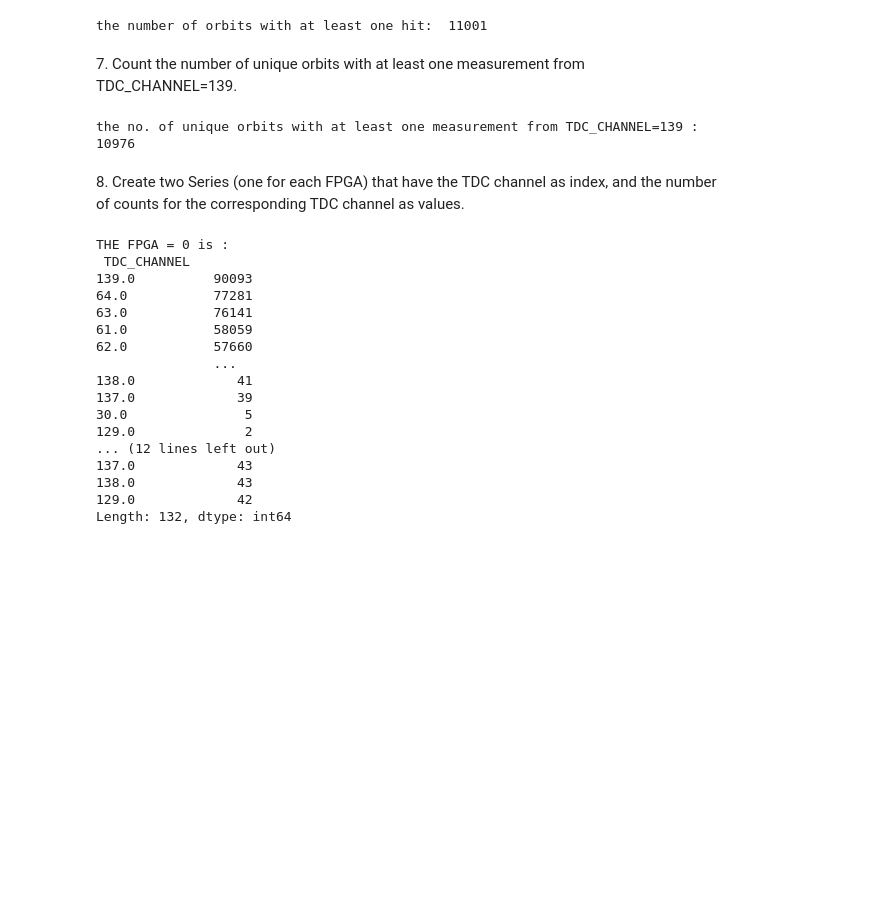
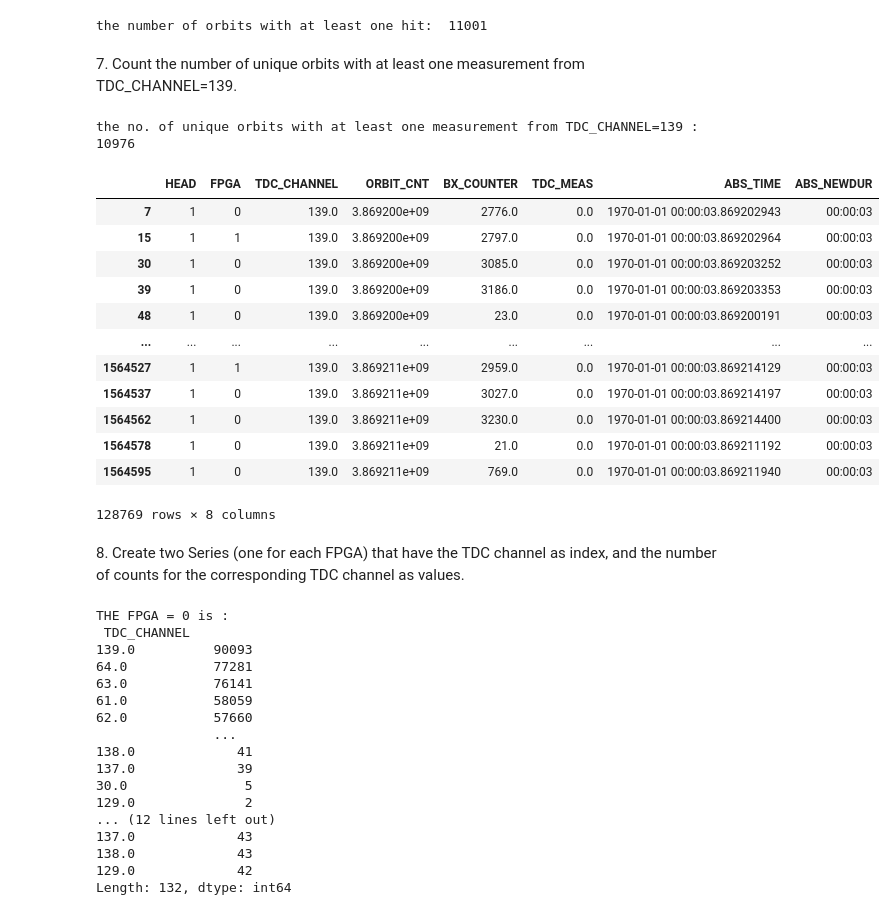
Before and after one commit to zucchett/ScientificComputingWithPython2022, a Jupyter notebook: 05ex_pandas.ipynb, the cells around one changed output. Cells and saved outputs as stored; diff of their text form; code cells hidden in the pictures; blank space fills up the shorter version.

```diff
--- a/05ex_pandas.ipynb
+++ b/05ex_pandas.ipynb
@@ -132,13 +131,25 @@ the number of orbits with at least one hit:  11001
 # %% [markdown]
 7\. Count the number of unique orbits with at least one measurement from TDC_CHANNEL=139.
 # %%
-###unique_orbits=df['TDC_CHANNEL'].value_counts()[139]
-###print("the number of unique orbits with at least one measurement from TDC_CHANNEL=139 is:",unique_orbits)
 orbits=df[df['TDC_CHANNEL']==139] # making a dataframe with at least one measurement from TDC_CHANNEL=139.
 unique=len(orbits.groupby('ORBIT_CNT').count()) #grouping by ORBIT_CNT and calculating length
 print("the no. of unique orbits with at least one measurement from TDC_CHANNEL=139 :",unique)
+orbits
 # %% [output]
 the no. of unique orbits with at least one measurement from TDC_CHANNEL=139 : 10976
+|  | HEAD | FPGA | TDC_CHANNEL | ORBIT_CNT | BX_COUNTER | TDC_MEAS | ABS_TIME | ABS_NEWDUR |
+| 7 | 1 | 0 | 139.0 | 3.869200e+09 | 2776.0 | 0.0 | 1970-01-01 00:00:03.869202943 | 00:00:03 |
+| 15 | 1 | 1 | 139.0 | 3.869200e+09 | 2797.0 | 0.0 | 1970-01-01 00:00:03.869202964 | 00:00:03 |
+| 30 | 1 | 0 | 139.0 | 3.869200e+09 | 3085.0 | 0.0 | 1970-01-01 00:00:03.869203252 | 00:00:03 |
+| 39 | 1 | 0 | 139.0 | 3.869200e+09 | 3186.0 | 0.0 | 1970-01-01 00:00:03.869203353 | 00:00:03 |
+| 48 | 1 | 0 | 139.0 | 3.869200e+09 | 23.0 | 0.0 | 1970-01-01 00:00:03.869200191 | 00:00:03 |
+| ... | ... | ... | ... | ... | ... | ... | ... | ... |
+| 1564527 | 1 | 1 | 139.0 | 3.869211e+09 | 2959.0 | 0.0 | 1970-01-01 00:00:03.869214129 | 00:00:03 |
+| 1564537 | 1 | 0 | 139.0 | 3.869211e+09 | 3027.0 | 0.0 | 1970-01-01 00:00:03.869214197 | 00:00:03 |
+| 1564562 | 1 | 0 | 139.0 | 3.869211e+09 | 3230.0 | 0.0 | 1970-01-01 00:00:03.869214400 | 00:00:03 |
+| 1564578 | 1 | 0 | 139.0 | 3.869211e+09 | 21.0 | 0.0 | 1970-01-01 00:00:03.869211192 | 00:00:03 |
+| 1564595 | 1 | 0 | 139.0 | 3.869211e+09 | 769.0 | 0.0 | 1970-01-01 00:00:03.869211940 | 00:00:03 |
+128769 rows × 8 columns
 # %% [markdown]
 8\. Create two Series (one for each FPGA) that have the TDC channel as index, and the number of counts for the corresponding TDC channel as values.
 # %%
```
Also changed, not shown: parts of 7 cells of this notebook.
